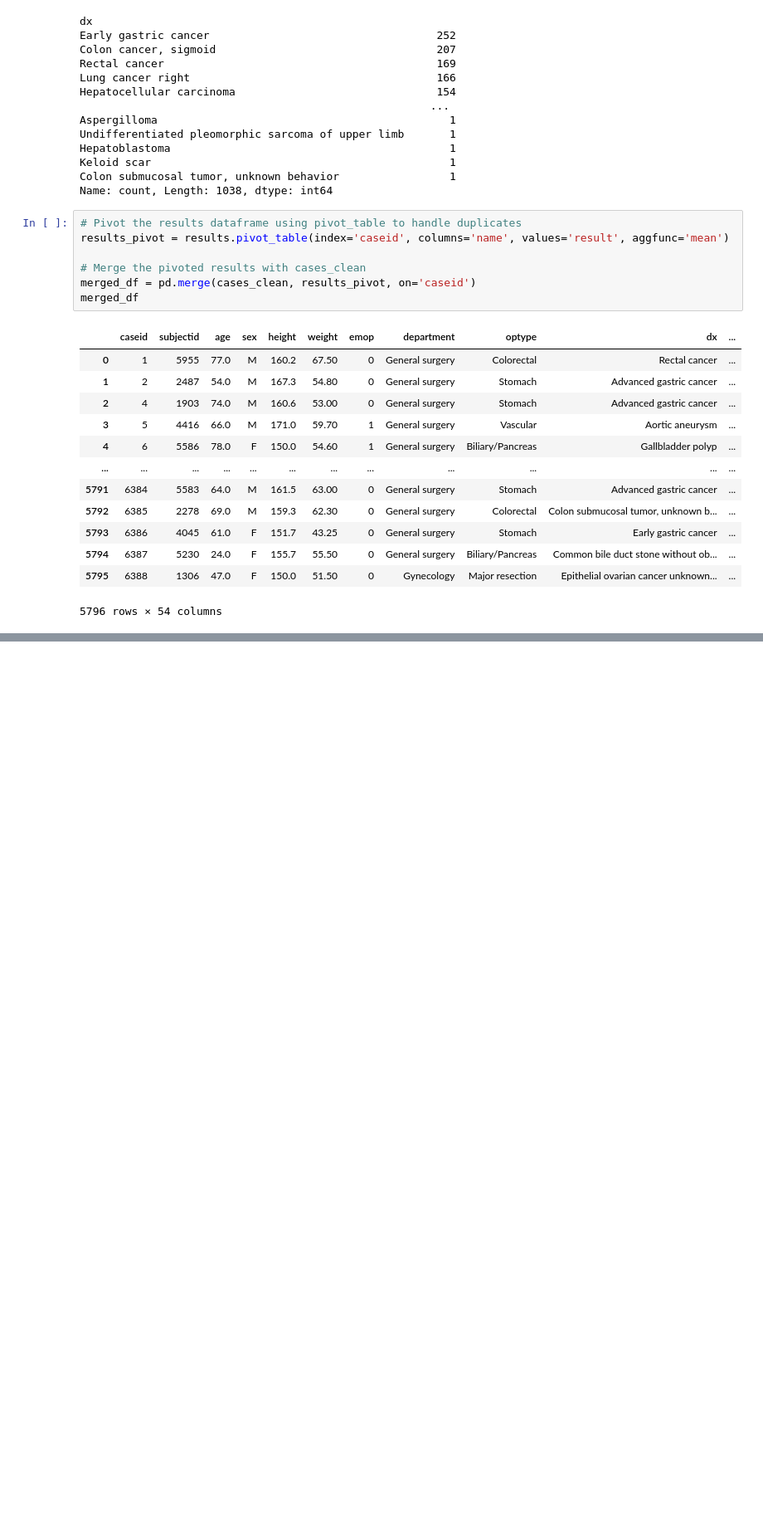
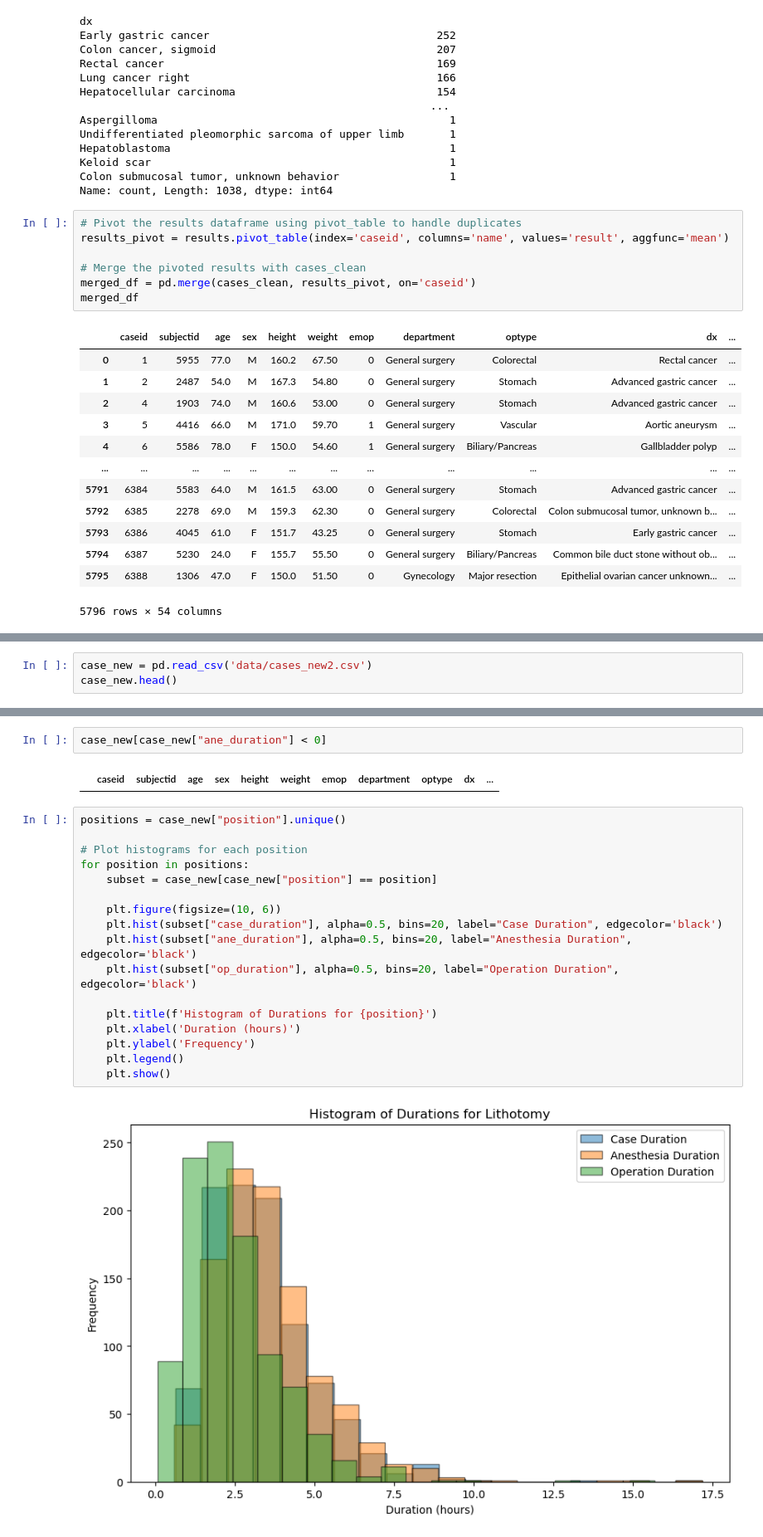
Before and after one commit to AncientAbacus/Project-4, a Jupyter notebook: EDA.ipynb, the cells around one changed output, grey strips where cells are left out. Shown at 83% size. Drawn from its saved outputs; the diff is of its cells as text; blank space fills up the shorter version.

Commit message:
updated surgical position section

```diff
--- a/EDA.ipynb
+++ b/EDA.ipynb
@@ -433,0 +451,3 @@ merged_df
+# %%
+case_new = pd.read_csv('data/cases_new2.csv')
+case_new.head()
@@ -433,0 +461,23 @@ merged_df
+# %%
+case_new[case_new["ane_duration"] < 0]
+# %% [output]
+|  | caseid | subjectid | age | sex | height | weight | emop | department | optype | dx | ... |
+# %%
+positions = case_new["position"].unique()
+
+# Plot histograms for each position
+for position in positions:
+    subset = case_new[case_new["position"] == position]
+
+    plt.figure(figsize=(10, 6))
+    plt.hist(subset["case_duration"], alpha=0.5, bins=20, label="Case Duration", edgecolor='black')
+    plt.hist(subset["ane_duration"], alpha=0.5, bins=20, label="Anesthesia Duration", edgecolor='black')
+    plt.hist(subset["op_duration"], alpha=0.5, bins=20, label="Operation Duration", edgecolor='black')
+
+    plt.title(f'Histogram of Durations for {position}')
+    plt.xlabel('Duration (hours)')
+    plt.ylabel('Frequency')
+    plt.legend()
+    plt.show()
+# %% [output]
+[figure, added]
```
Also changed, not shown: parts of 8 cells of this notebook, 5 other files.
